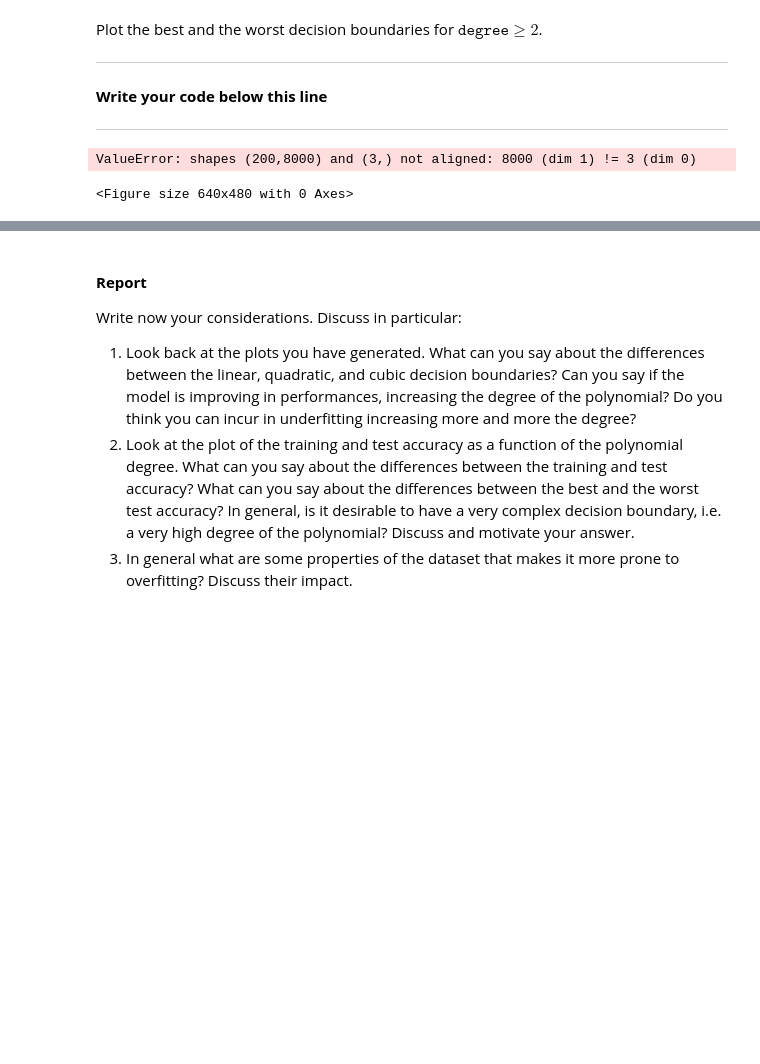
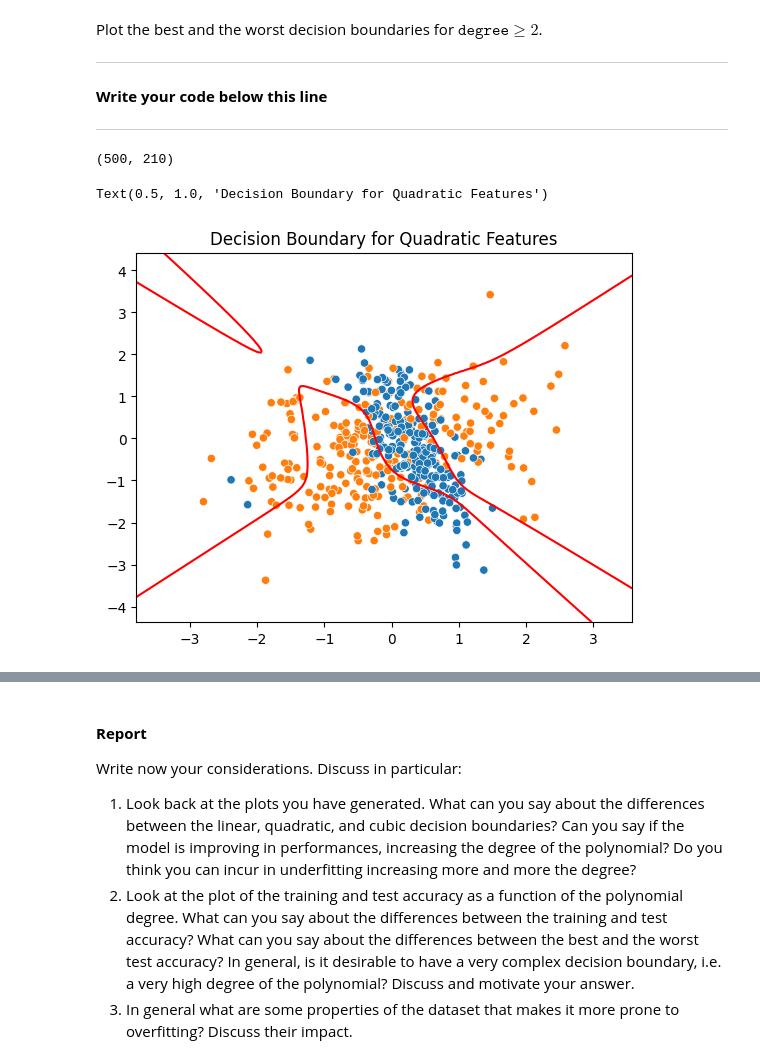
Before and after one commit to muradhuseynov1/clasification_problems, a Jupyter notebook: HW2.ipynb, the cells around one changed output, grey strips where cells are left out. Cells and saved outputs as stored; diff of their text form; code cells hidden in the pictures; blank space fills up the shorter version.

```diff
--- a/HW2.ipynb
+++ b/HW2.ipynb
@@ -582,13 +584,20 @@ Plot the best and the worst decision boundaries for $\texttt{degree} \geq 2$.
 --------------------------------------------
 # %%
 # Plot worst model
-degree = 20
-plt.figure()
-plot_boundary_function(X, y, model_lin.parameters, degree)
+# we would like to use 20 ad degree butthis command np.arange(1, 20) does not cover the number 20
+degree = 19
+x_new = get_polynomial(X, degree=degree)
+print(x_new.shape)  # Verifica il numero di caratteristiche generate
+thetas, accuracy_scores_train, accuracy_scores_test = fit_polynomials(
+    X, y, X_val, y_val, degrees=degrees, lr=0.5, num_steps=500, architecture=LogisticRegression
+)
+plt.figure
+plot_boundary_function(X, y, thetas[18], degree)
 plt.title("Decision Boundary for Quadratic Features")
 # %% [output]
-ValueError: shapes (200,8000) and (3,) not aligned: 8000 (dim 1) != 3 (dim 0)
+(500, 210)
-<Figure size 640x480 with 0 Axes>
+Text(0.5, 1.0, 'Decision Boundary for Quadratic Features')
+[figure, added]
 # %%
 # Plot best model
 degree = 2
```
Also changed, not shown: parts of 4 cells of this notebook.
